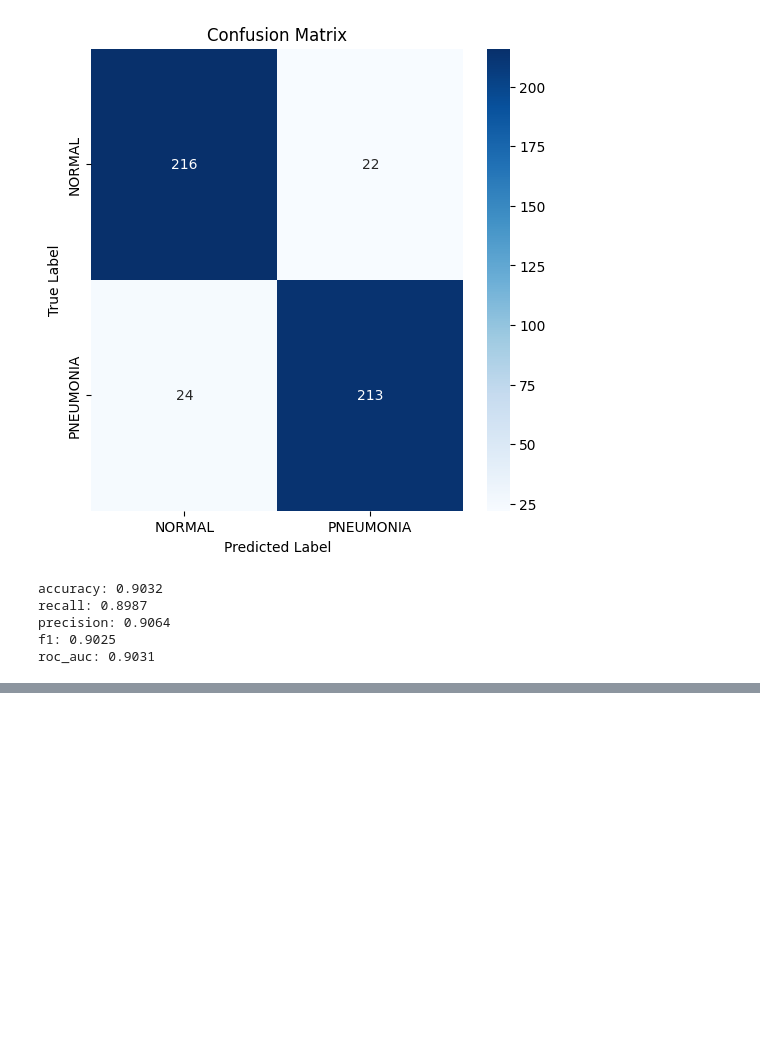
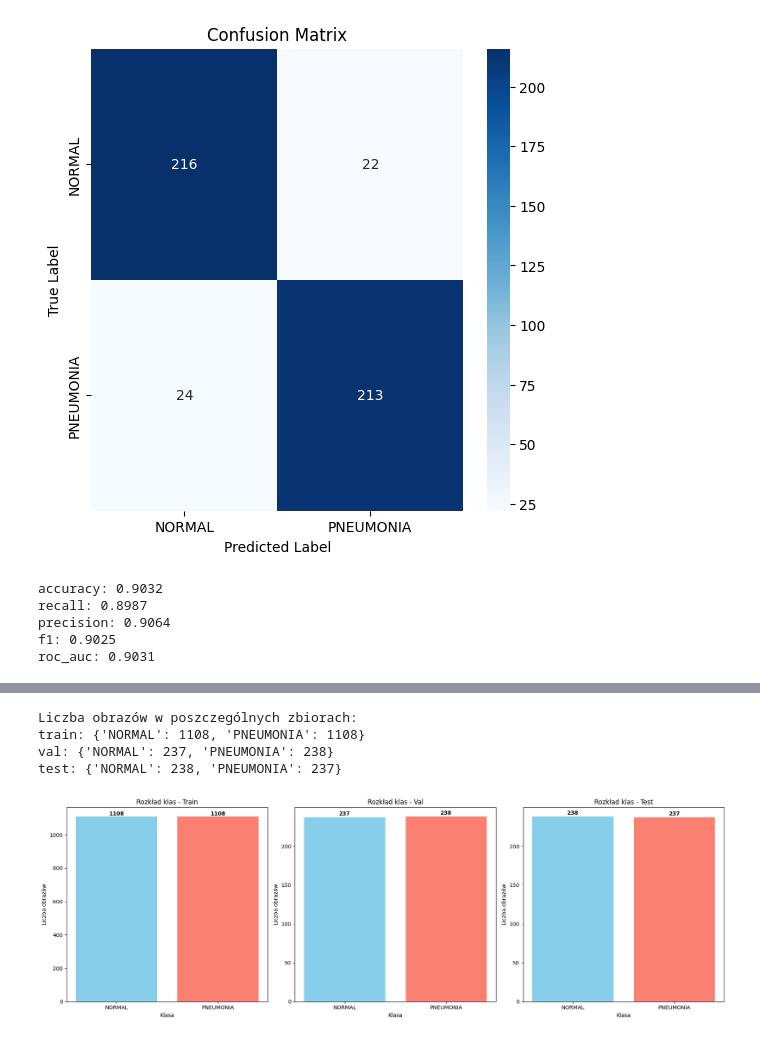
Before and after one commit to PioDru/colab, a Jupyter notebook: chest_xray_pneumonia.ipynb, the cells around one changed output, grey strips where cells are left out. Drawn from its saved outputs; the diff is of its cells as text; code cells hidden in the pictures; blank space fills up the shorter version.

```diff
--- a/chest_xray_pneumonia.ipynb
+++ b/chest_xray_pneumonia.ipynb
@@ -914,0 +1016,55 @@ roc_auc: 0.9031
+# %%
+#wykresy zawartosci  danych GREYSCALE
+import os
+import matplotlib.pyplot as plt
+
+# Ustaw ścieżkę do głównego folderu ze zbiorem danych
+base_dir = output_base_dir #'/content/chest-xray-pneumonia/chest_xray'
+
+subsets = ['train', 'val', 'test']
+classes = ['NORMAL', 'PNEUMONIA']
+
+# Słownik do przechowywania liczby obrazów dla każdej klasy w każdym zbiorze
+counts = {}
+
+for subset in subsets:
+    counts[subset] = {}
+    for cls in classes:
+        folder = os.path.join(base_dir, subset, cls)
+        if os.path.exists(folder):
+            # Liczymy tylko pliki z rozszerzeniami obrazów
+            num_files = len([f for f in os.listdir(folder) if f.lower().endswith(('.png', '.jpg', '.jpeg'))])
+            counts[subset][cls] = num_files
+        else:
+            counts[subset][cls] = 0
+
+print("Liczba obrazów w poszczególnych zbiorach:")
+for subset in counts:
+    print(f"{subset}: {counts[subset]}")
+
+# Generowanie wykresów słupkowych dla każdego zbioru
+fig, axes = plt.subplots(1, 3, figsize=(18, 6))
+
+for ax, subset in zip(axes, subsets):
+    cls_names = list(counts[subset].keys())
+    cls_counts = list(counts[subset].values())
+
+    bars = ax.bar(cls_names, cls_counts, color=['skyblue', 'salmon'])
+    ax.set_title(f'Rozkład klas - {subset.capitalize()}')
+    ax.set_xlabel('Klasa')
+    ax.set_ylabel('Liczba obrazów')
+
+    # Dodaj etykiety z liczbą obrazów nad słupkami
+    for bar in bars:
+        height = bar.get_height()
+        ax.text(bar.get_x() + bar.get_width()/2, height + 1, str(height),
+                ha='center', va='bottom', fontweight='bold')
+
+plt.tight_layout()
+plt.show()
+# %% [output]
+Liczba obrazów w poszczególnych zbiorach:
+train: {'NORMAL': 1108, 'PNEUMONIA': 1108}
+val: {'NORMAL': 237, 'PNEUMONIA': 238}
+test: {'NORMAL': 238, 'PNEUMONIA': 237}
+[figure, added]
```
Also changed, not shown: parts of 5 cells of this notebook.
